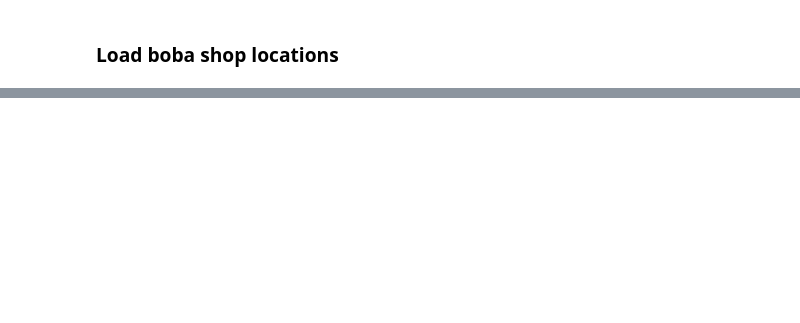
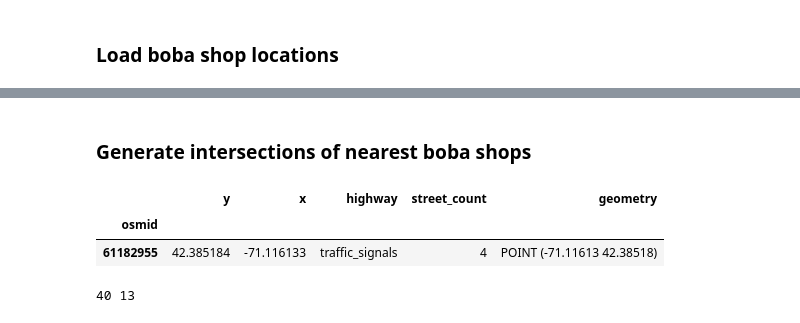
Before and after one commit to womogenes/am115-final, a Jupyter notebook: analysis.ipynb, the cells around one changed output, grey strips where cells are left out. Cells and saved outputs as stored; diff of their text form; code cells hidden in the pictures; blank space fills up the shorter version.

```diff
--- a/analysis.ipynb
+++ b/analysis.ipynb
@@ -15,5 +26,9 @@ This shouldn't take longer than ~40 sec.
 ### Load graph, separate to nodes and edges
 # %%
 # ~15 sec
-with open(f"./data/{CITY_NAME.lower()}_networkx_graph.pkl", "rb") as fin:
+with open(f"./data/{CITY_SLUG}_networkx_graph.pkl", "rb") as fin:
     G = pickle.load(fin)
+
+print(f"Graph has:")
+print(f"  {G.number_of_nodes():,} nodes")
+print(f"  {G.number_of_edges():,} edges")
@@ -82,0 +72,8 @@ boba_gdf.head()
+# %% [markdown]
+### Generate intersections of nearest boba shops
+# %%
+nodes.head(1)
+# %% [output]
+|  | y | x | highway | street_count | geometry |
+| osmid |  |  |  |  |  |
+| 61182955 | 42.385184 | -71.116133 | traffic_signals | 4 | POINT (-71.11613 42.38518) |
@@ -82,0 +91,4 @@ boba_gdf.head()
+# %%
+print(len(end_nodes), len(boba_gdf))
+# %% [output]
+40 13
```
Also changed, not shown: parts of 21 cells of this notebook, 2 other files.
